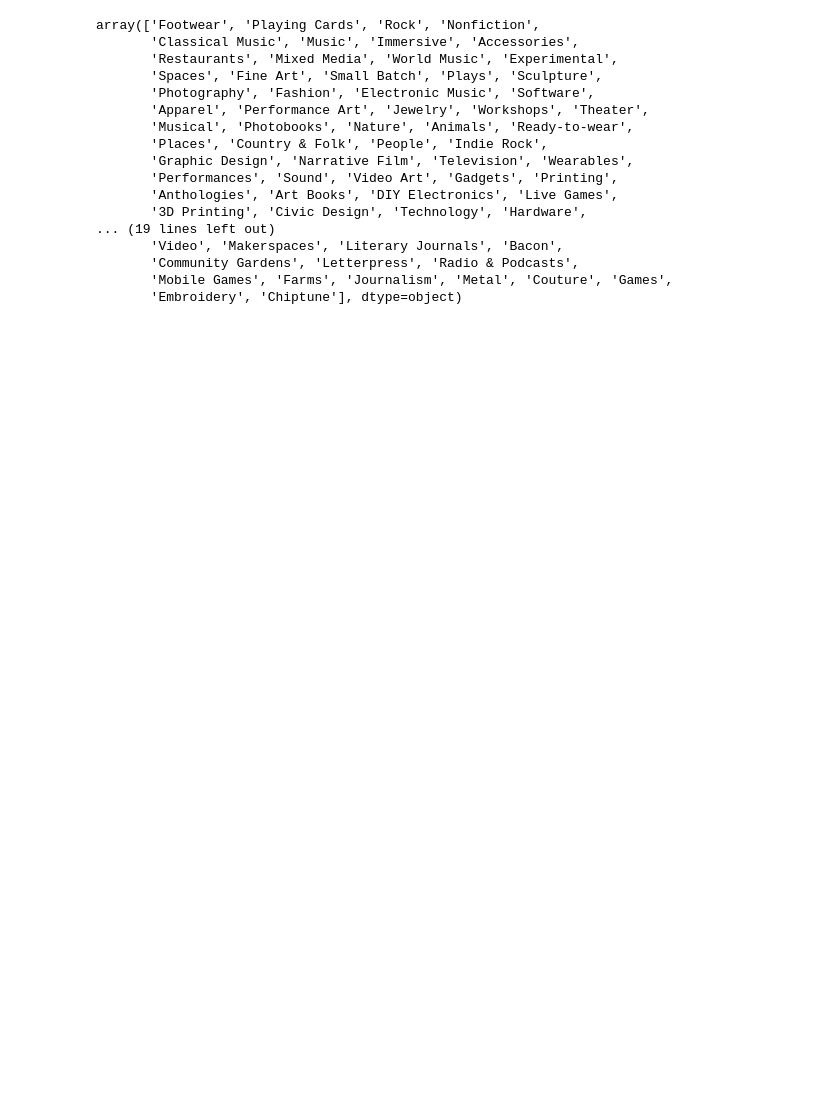
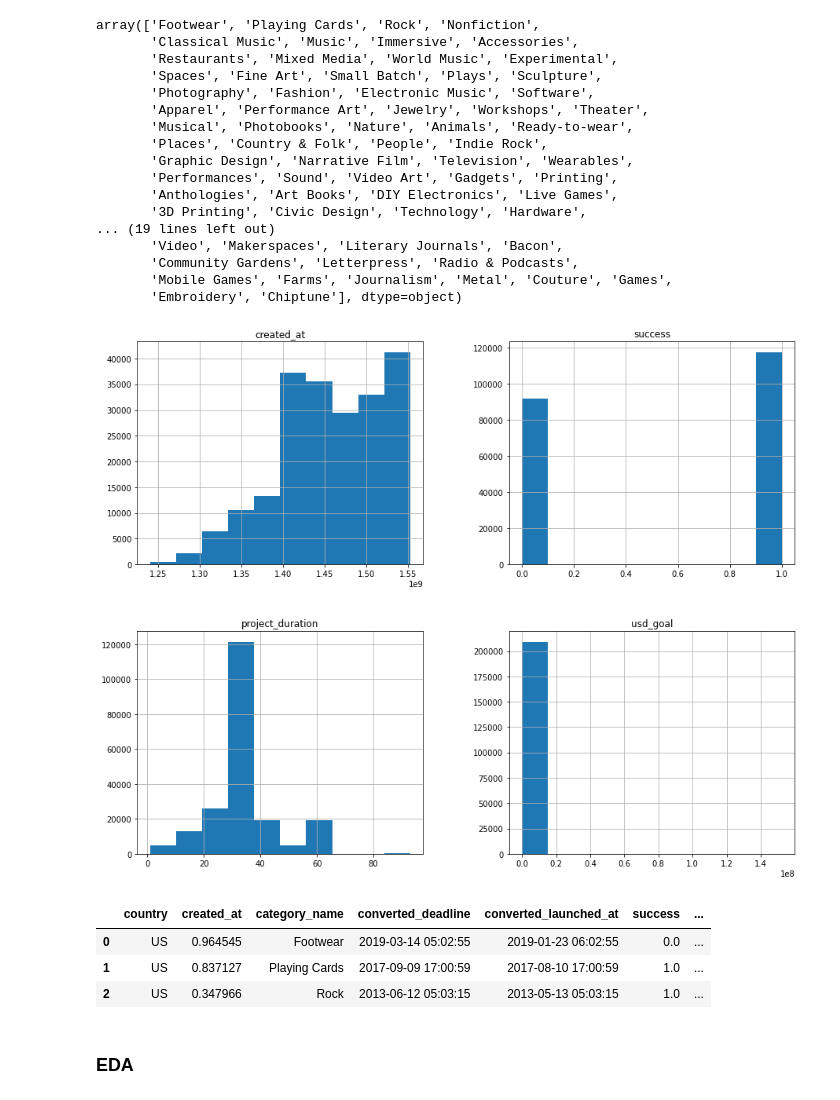
Before and after one commit to EcholotFisher/nf_2nd_project_aj_kickstarter, a Jupyter notebook: EDA.ipynb, the cells around one changed output. Drawn from its saved outputs; the diff is of its cells as text; code cells hidden in the pictures; blank space fills up the shorter version.

Commit message:
EDA progress in normalizings

```diff
--- a/EDA.ipynb
+++ b/EDA.ipynb
@@ -414,3 +413,26 @@ array(['Footwear', 'Playing Cards', 'Rock', 'Nonfiction',
        'Community Gardens', 'Letterpress', 'Radio & Podcasts',
        'Mobile Games', 'Farms', 'Journalism', 'Metal', 'Couture', 'Games',
        'Embroidery', 'Chiptune'], dtype=object)
+# %%
+df.hist(figsize=(15, 12));
+# %% [output]
+[figure, added]
+# %%
+# Normalizing Numerical Features
+# Import sklearn.preprocessing.StandardScaler
+from sklearn.preprocessing import MinMaxScaler
+
+# Initialize a scaler, then apply it to the features
+scaler = MinMaxScaler()
+numerical = ['success', 'created_at', 'project_duration', 'usd_goal']
+df[numerical] = scaler.fit_transform(df[numerical])
+
+# Show an example of a record with scaling applied
+display(df.head(n = 3))
+# %% [output]
+|  | country | created_at | category_name | converted_deadline | converted_launched_at | success | ... |
+| 0 | US | 0.964545 | Footwear | 2019-03-14 05:02:55 | 2019-01-23 06:02:55 | 0.0 | ... |
+| 1 | US | 0.837127 | Playing Cards | 2017-09-09 17:00:59 | 2017-08-10 17:00:59 | 1.0 | ... |
+| 2 | US | 0.347966 | Rock | 2013-06-12 05:03:15 | 2013-05-13 05:03:15 | 1.0 | ... |
+# %% [markdown]
+### EDA
```
Also changed, not shown: parts of 1 cell of this notebook.
